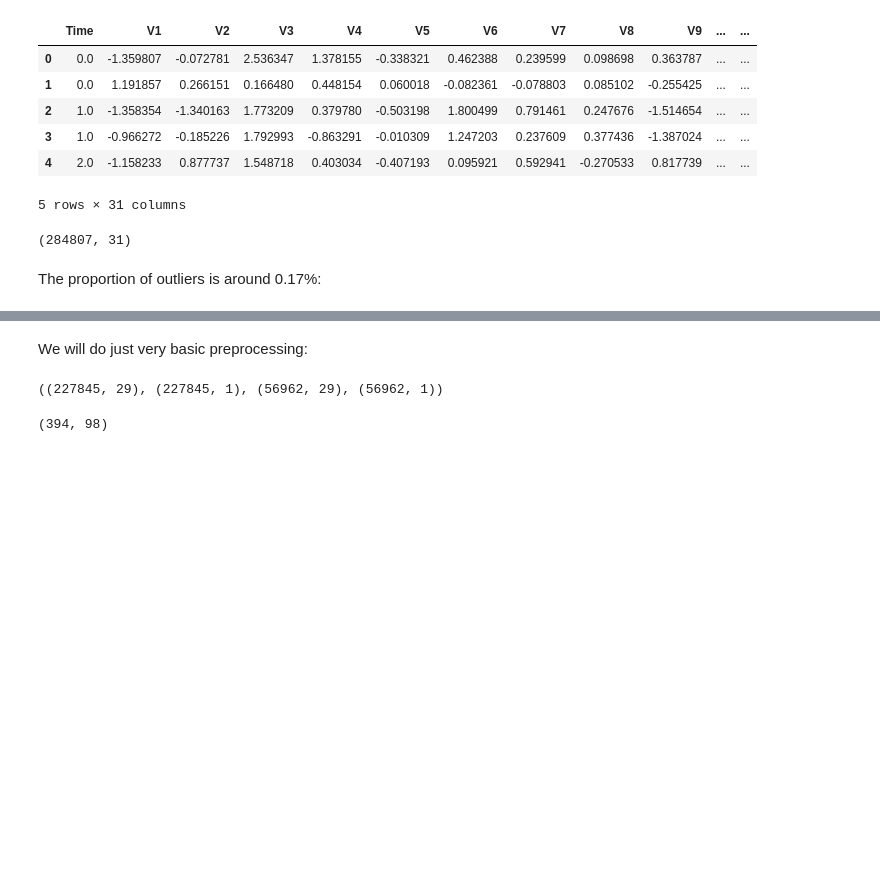
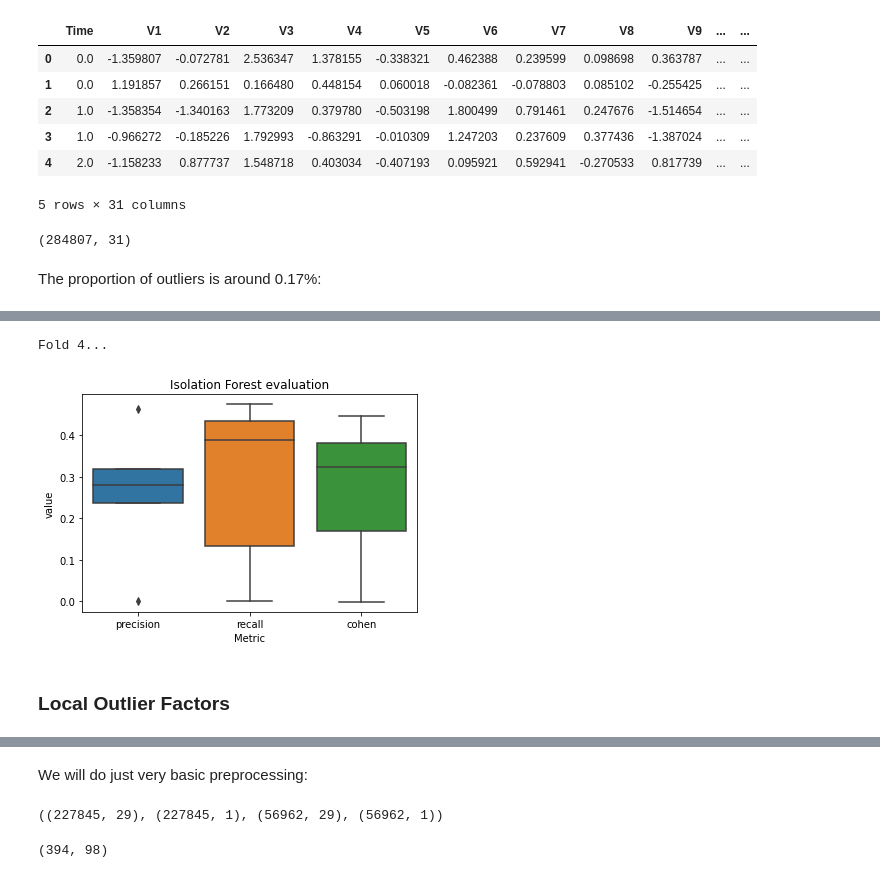
Before and after one commit to danieltsoukup/autoencoders, a Jupyter notebook: outlier_detection_with_autoencoders.ipynb, the cells around one changed output, grey strips where cells are left out. Cells and saved outputs as stored; diff of their text form; code cells hidden in the pictures; blank space fills up the shorter version.

```diff
--- a/outlier_detection_with_autoencoders.ipynb
+++ b/outlier_detection_with_autoencoders.ipynb
@@ -248,0 +181,3 @@ plt.show()
+# %%
+X = data[feature_cols].values
+y = data["Class"].values
@@ -248,0 +228,33 @@ plt.show()
+# %%
+from sklearn.ensemble import IsolationForest
+
+model = IsolationForest(n_estimators=50, contamination=y.mean(),)
+
+scoring = {"precision": precision_score,
+           "recall": recall_score,
+           "cohen": cohen_kappa_score}
+
+results = pd.DataFrame(columns=scoring.keys())
+
+skf = StratifiedKFold(n_splits=5, random_state=None, shuffle=False)
+
+for i, (train_index, test_index) in enumerate(skf.split(X, y)):
+    print(f"Fold {i}...", end="\r")
+    model.fit(X[train_index])
+    y_pred = model.predict(X[test_index])
+    y_pred = np.where(y_pred == 1, 0, 1)
+
+    for name_, score in scoring.items():
+        results.loc[i, name_] = score(y[test_index], y_pred)
+# %% [output]
+Fold 4...
+# %%
+plt.figure()
+sns.boxplot(x="variable", y="value", data=results.melt())
+plt.xlabel("Metric")
+plt.title("Isolation Forest evaluation")
+plt.show()
+# %% [output]
+[figure, added]
+# %% [markdown]
+### Local Outlier Factors
```
Also changed, not shown: parts of 150 cells of this notebook, 3 other files.
